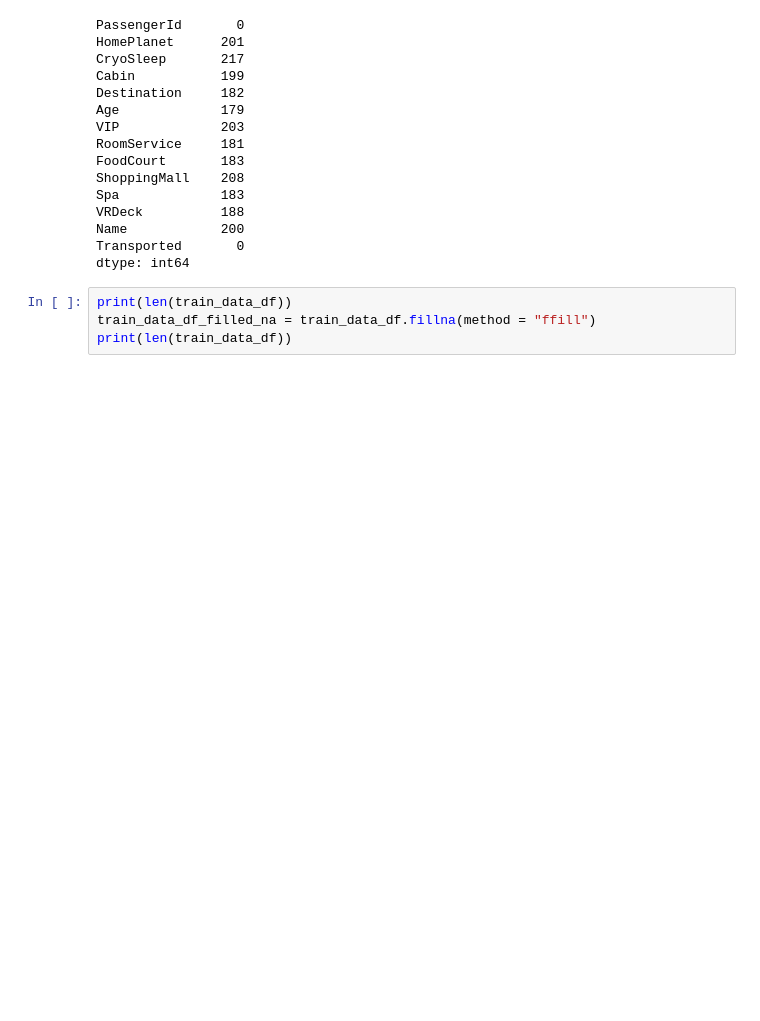
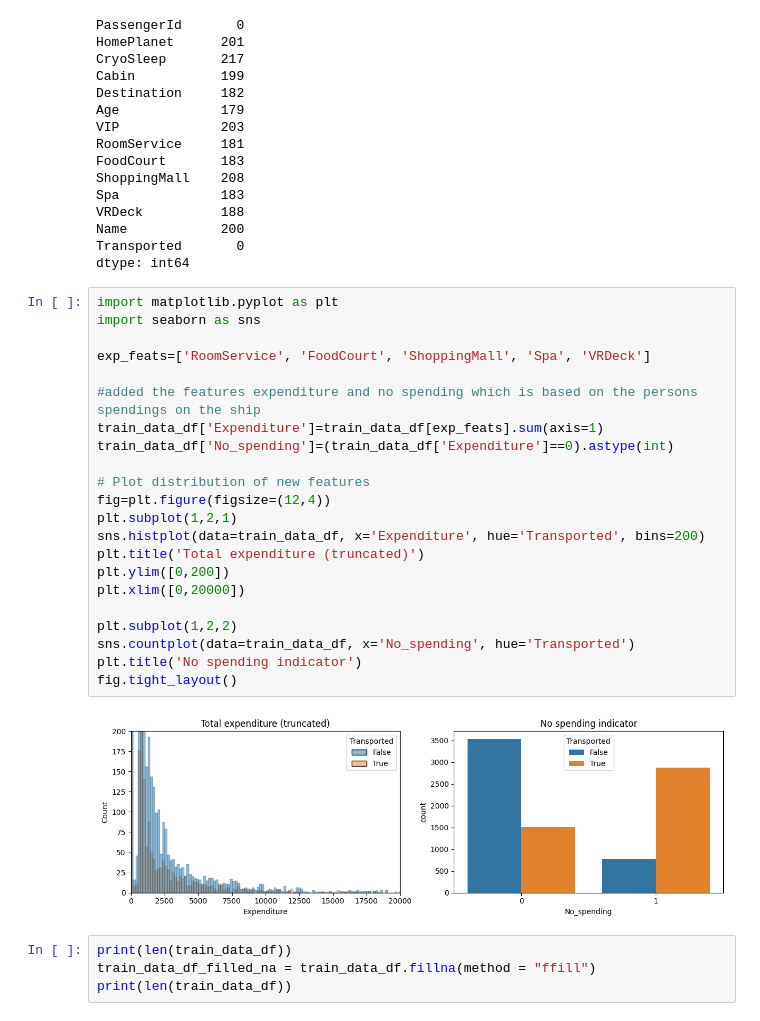
Before and after one commit to lucdekeijzer/Assignment_3_Spaceship_Titanic, a Jupyter notebook: Assignment_3_Spaceship_Titanic.ipynb, the cells around one changed output. Drawn from its saved outputs; the diff is of its cells as text; blank space fills up the shorter version.

```diff
--- a/Assignment_3_Spaceship_Titanic.ipynb
+++ b/Assignment_3_Spaceship_Titanic.ipynb
@@ -72,6 +72,30 @@ VRDeck          188
 Name            200
 Transported       0
 dtype: int64
+# %%
+import matplotlib.pyplot as plt
+import seaborn as sns
+
+exp_feats=['RoomService', 'FoodCourt', 'ShoppingMall', 'Spa', 'VRDeck']
+
+#added the features expenditure and no spending which is based on the persons spendings on the ship
+train_data_df['Expenditure']=train_data_df[exp_feats].sum(axis=1)
+train_data_df['No_spending']=(train_data_df['Expenditure']==0).astype(int)
+
+# Plot distribution of new features
+fig=plt.figure(figsize=(12,4))
+plt.subplot(1,2,1)
+sns.histplot(data=train_data_df, x='Expenditure', hue='Transported', bins=200)
+plt.title('Total expenditure (truncated)')
+plt.ylim([0,200])
+plt.xlim([0,20000])
+
+plt.subplot(1,2,2)
+sns.countplot(data=train_data_df, x='No_spending', hue='Transported')
+plt.title('No spending indicator')
+fig.tight_layout()
+# %% [output]
+[figure, added]
 # %%
 print(len(train_data_df))
 train_data_df_filled_na = train_data_df.fillna(method = "ffill")
```
Also changed, not shown: parts of 12 cells of this notebook.
